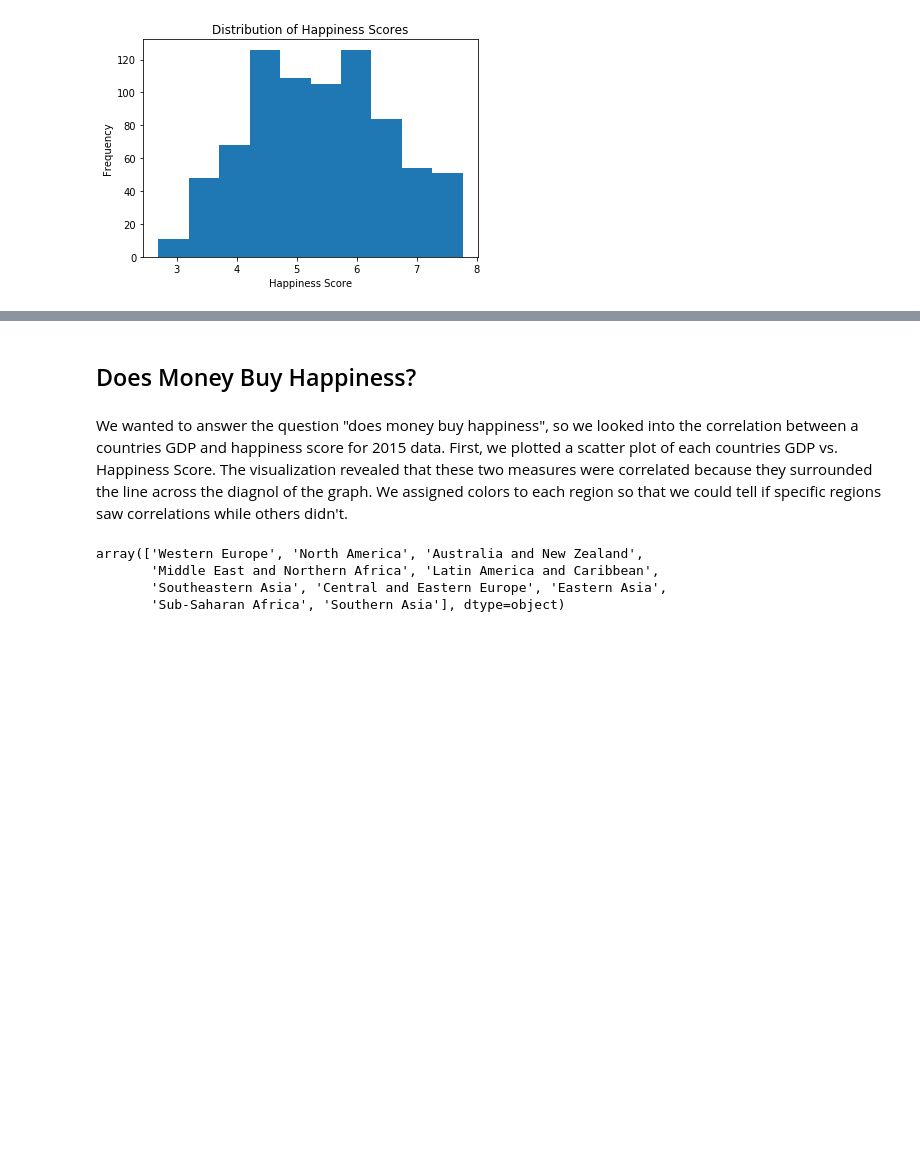
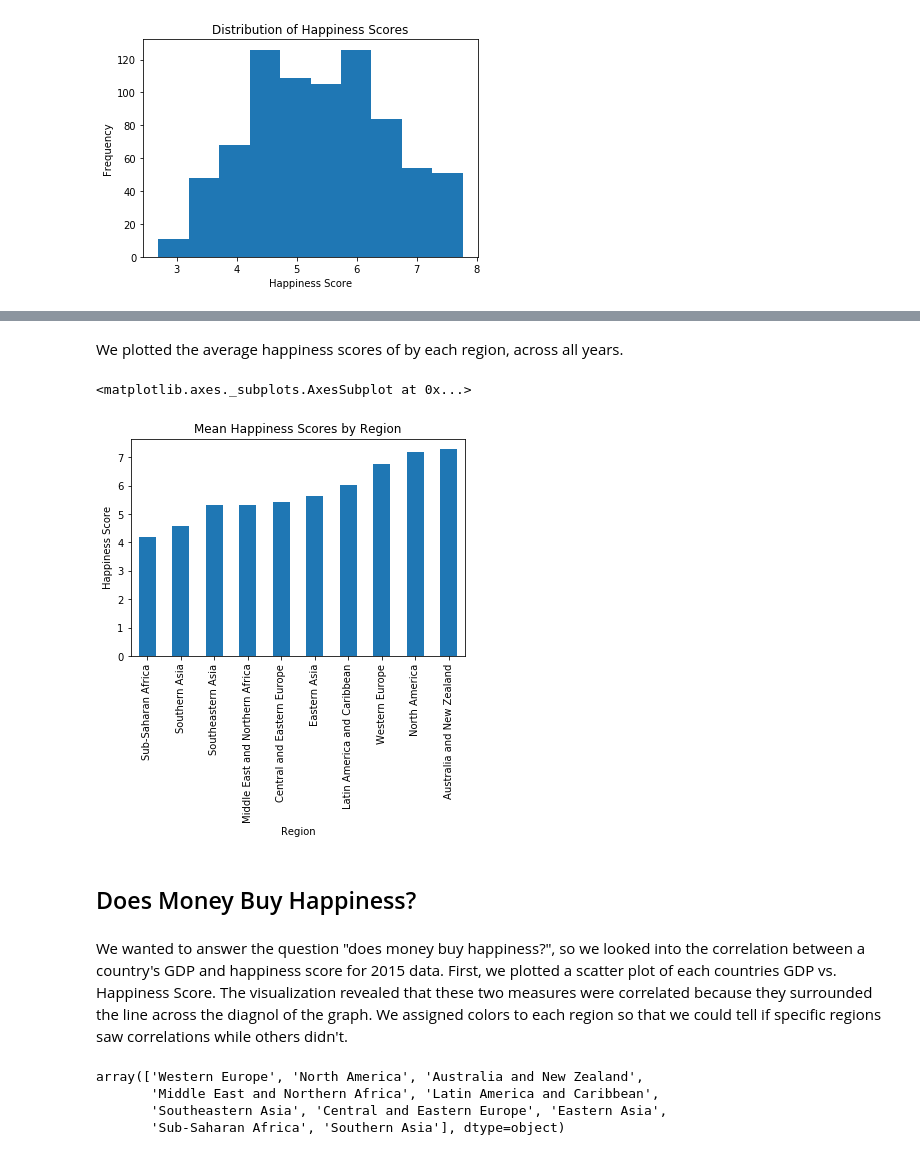
Before and after one commit to lsussman1/DataScienceTutorial, a Jupyter notebook: index.ipynb, the cells around one changed output, grey strips where cells are left out. Saved outputs shown, nothing was run; the diff lists cells and outputs as text; code cells hidden in the pictures; blank space fills up the shorter version.

```diff
--- a/index.ipynb
+++ b/index.ipynb
@@ -160,7 +185,26 @@ Text(0.5, 0.98, 'Happiness Score by Region')
+# %% [markdown]
+We plotted the average happiness scores of by each region, across all years.
+# %%
+#determine mean happiness of each region
+meanHappiness = allyears.groupby('Region')['Happiness Score'].mean()
+
+#sort values
+meanHappinessSorted = meanHappiness.sort_values()
+
+#initialize a new figure
+fig, ax = plt.subplots()
+
+#plot figure
+ax.set_ylabel("Happiness Score")
+ax.set_title("Mean Happiness Scores by Region")
+meanHappinessSorted.plot(kind = 'bar')
+# %% [output]
+<matplotlib.axes._subplots.AxesSubplot at 0x...>
+[figure, added]
 # %% [markdown]
 ## Does Money Buy Happiness?
 # %% [markdown]
-We wanted to answer the question "does money buy happiness", so we looked into the correlation between a countries GDP and happiness score for 2015 data. First, we plotted a scatter plot of each countries GDP vs. Happiness Score. The visualization revealed that these two measures were correlated because they surrounded the line across the diagnol of the graph. We assigned colors to each region so that we could tell if specific regions saw correlations while others didn't.
+We wanted to answer the question "does money buy happiness?", so we looked into the correlation between a country's GDP and happiness score for 2015 data. First, we plotted a scatter plot of each countries GDP vs. Happiness Score. The visualization revealed that these two measures were correlated because they surrounded the line across the diagnol of the graph. We assigned colors to each region so that we could tell if specific regions saw correlations while others didn't.
 # %%
 #find all unique regions
 h_2015['Region'].unique()
```
Also changed, not shown: parts of 16 cells of this notebook.
